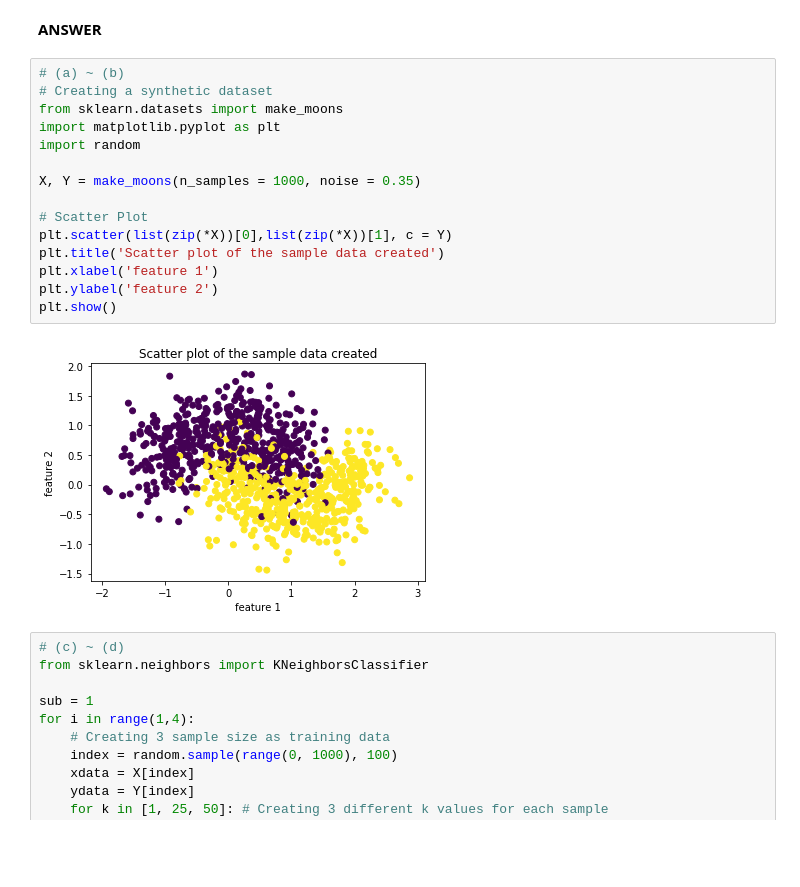
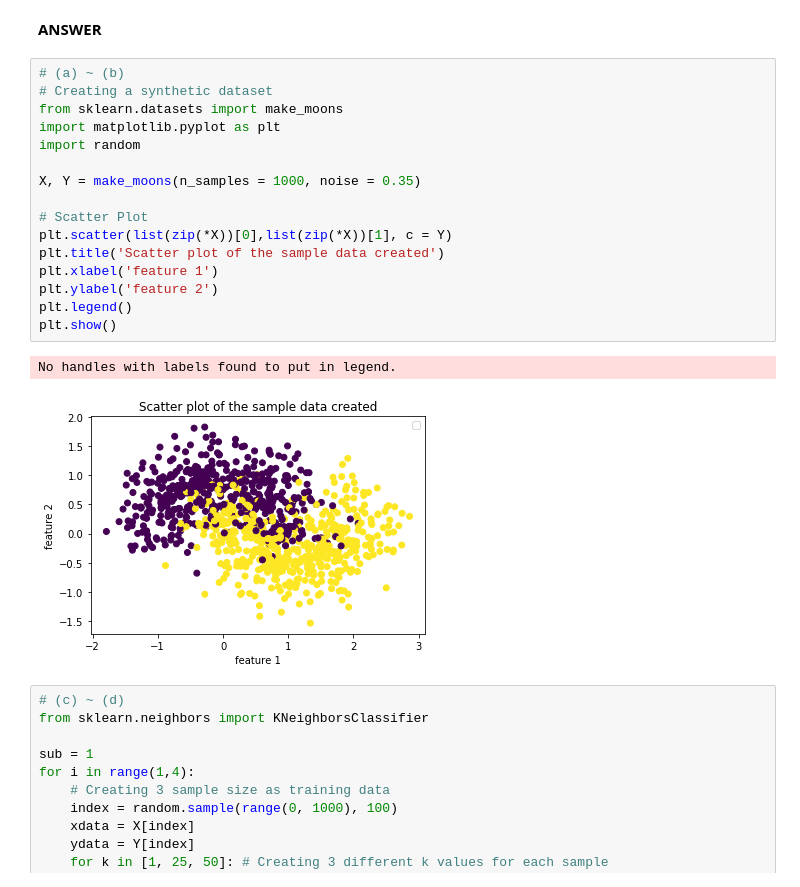
Before and after one commit to Frank-Xu-Huaze/machine-learning-course, a Jupyter notebook: 2/Assignment2.ipynb, the cells around one changed output. Cells and saved outputs as stored; diff of their text form; blank space fills up the shorter version.

```diff
--- a/2/Assignment2.ipynb
+++ b/2/Assignment2.ipynb
@@ -237,20 +237,22 @@ print('(c) The k = 3 nearest colors and counts are:', k2,'Therefore the color pr
 # %%
 # (a) ~ (b)
 # Creating a synthetic dataset
 from sklearn.datasets import make_moons
 import matplotlib.pyplot as plt
 import random
 
 X, Y = make_moons(n_samples = 1000, noise = 0.35)
 
 # Scatter Plot
 plt.scatter(list(zip(*X))[0],list(zip(*X))[1], c = Y)
 plt.title('Scatter plot of the sample data created')
 plt.xlabel('feature 1')
 plt.ylabel('feature 2')
+plt.legend()
 plt.show()
 # %% [output]
+No handles with labels found to put in legend.
-[figure, old version]
+[figure, new version]
 # %%
 # (c) ~ (d)
 from sklearn.neighbors import KNeighborsClassifier
```
Also changed, not shown: 4 other files.
